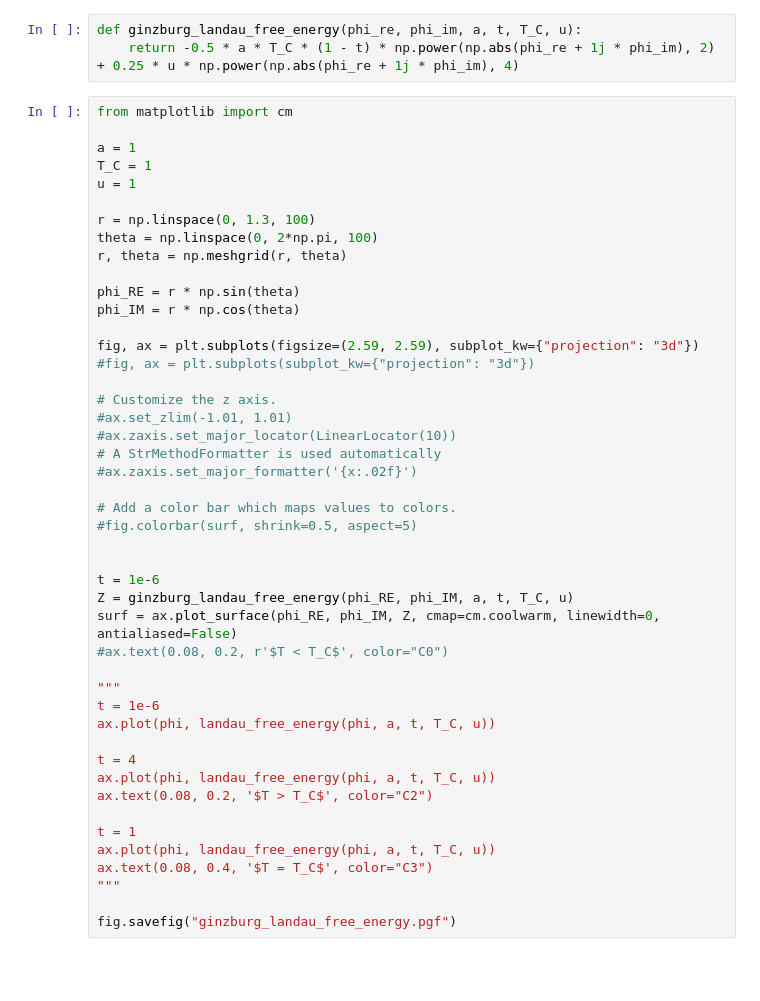
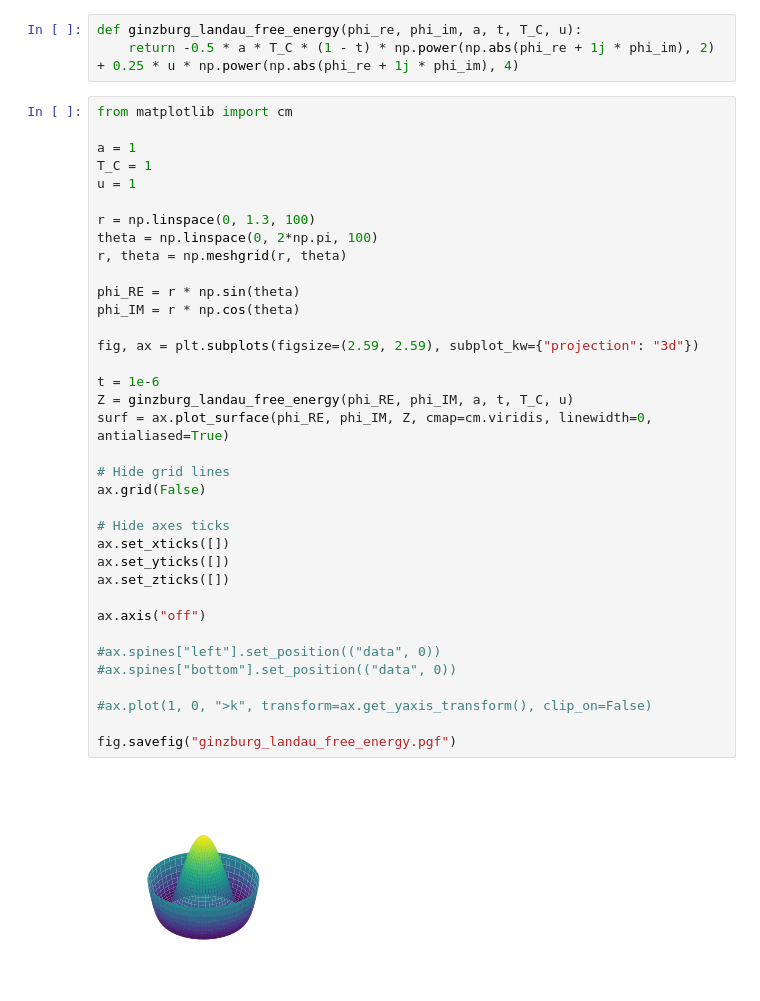
Before and after one commit to Ruberhauptmann/masters-thesis-manuscript, a Jupyter notebook: images/generate_illustrations.ipynb, the cells around one changed output. Cells and saved outputs as stored; diff of their text form; blank space fills up the shorter version.

```diff
--- a/images/generate_illustrations.ipynb
+++ b/images/generate_illustrations.ipynb
@@ -60,46 +60,38 @@ def ginzburg_landau_free_energy(phi_re, phi_im, a, t, T_C, u):
 # %%
 from matplotlib import cm
 
 a = 1
 T_C = 1
 u = 1
 
 r = np.linspace(0, 1.3, 100)
 theta = np.linspace(0, 2*np.pi, 100)
 r, theta = np.meshgrid(r, theta)
 
 phi_RE = r * np.sin(theta)
 phi_IM = r * np.cos(theta)
 
 fig, ax = plt.subplots(figsize=(2.59, 2.59), subplot_kw={"projection": "3d"})
-#fig, ax = plt.subplots(subplot_kw={"projection": "3d"})
-
-# Customize the z axis.
-#ax.set_zlim(-1.01, 1.01)
-#ax.zaxis.set_major_locator(LinearLocator(10))
-# A StrMethodFormatter is used automatically
-#ax.zaxis.set_major_formatter('{x:.02f}')
-
-# Add a color bar which maps values to colors.
-#fig.colorbar(surf, shrink=0.5, aspect=5)
-
 
 t = 1e-6
 Z = ginzburg_landau_free_energy(phi_RE, phi_IM, a, t, T_C, u)
-surf = ax.plot_surface(phi_RE, phi_IM, Z, cmap=cm.coolwarm, linewidth=0, antialiased=False)
-#ax.text(0.08, 0.2, r'$T < T_C$', color="C0")
+surf = ax.plot_surface(phi_RE, phi_IM, Z, cmap=cm.viridis, linewidth=0, antialiased=True)
 
-"""
-t = 1e-6
-ax.plot(phi, landau_free_energy(phi, a, t, T_C, u))
+# Hide grid lines
+ax.grid(False)
 
-t = 4
-ax.plot(phi, landau_free_energy(phi, a, t, T_C, u))
-ax.text(0.08, 0.2, '$T > T_C$', color="C2")
+# Hide axes ticks
+ax.set_xticks([])
+ax.set_yticks([])
+ax.set_zticks([])
 
-t = 1
-ax.plot(phi, landau_free_energy(phi, a, t, T_C, u))
-ax.text(0.08, 0.4, '$T = T_C$', color="C3")
-"""
+ax.axis("off")
+
+#ax.spines["left"].set_position(("data", 0))
+#ax.spines["bottom"].set_position(("data", 0))
+
+#ax.plot(1, 0, ">k", transform=ax.get_yaxis_transform(), clip_on=False)
 
 fig.savefig("ginzburg_landau_free_energy.pgf")
+# %% [output]
+[figure, added]
```
Also changed, not shown: parts of 2 cells of this notebook, 14 other files.
